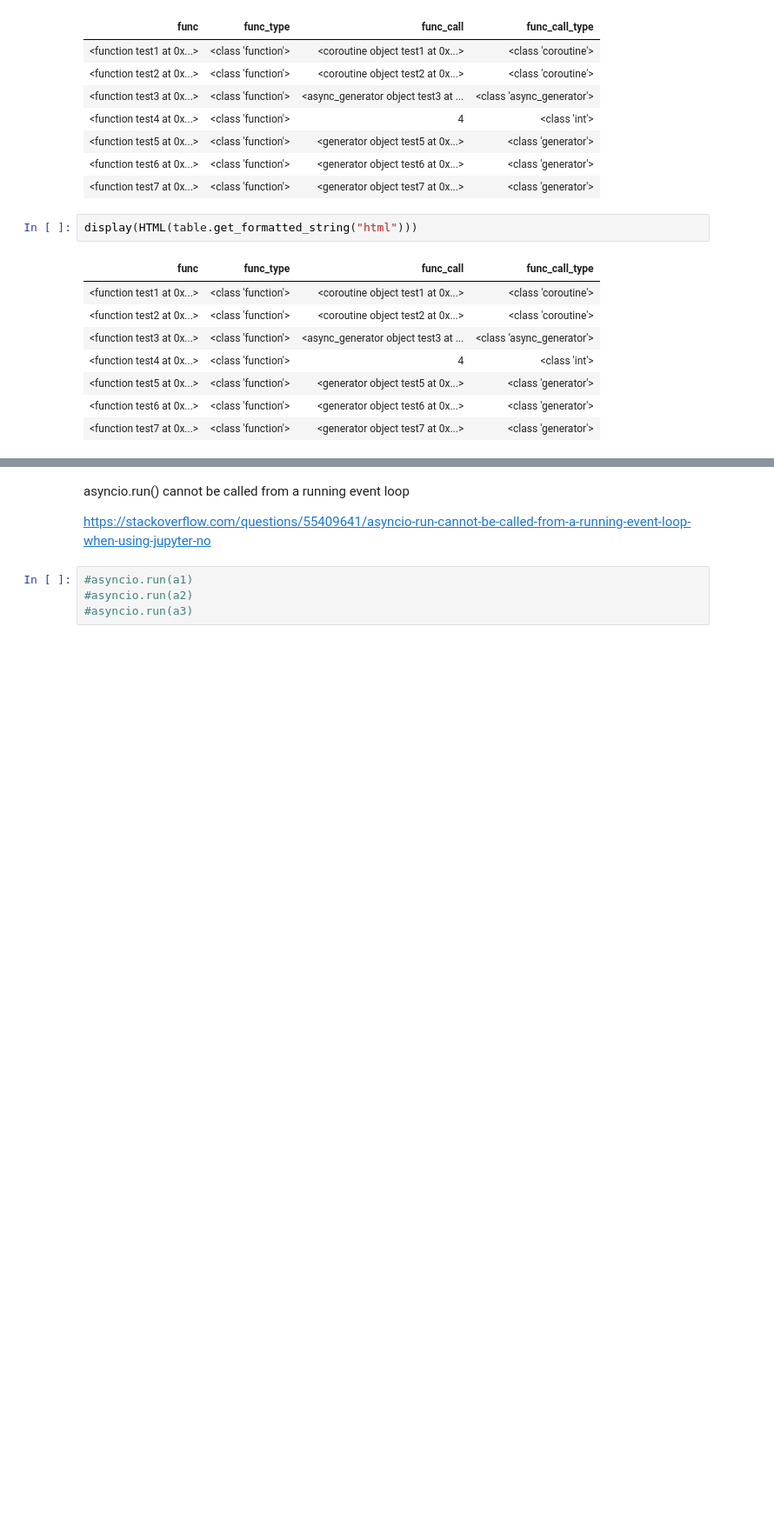
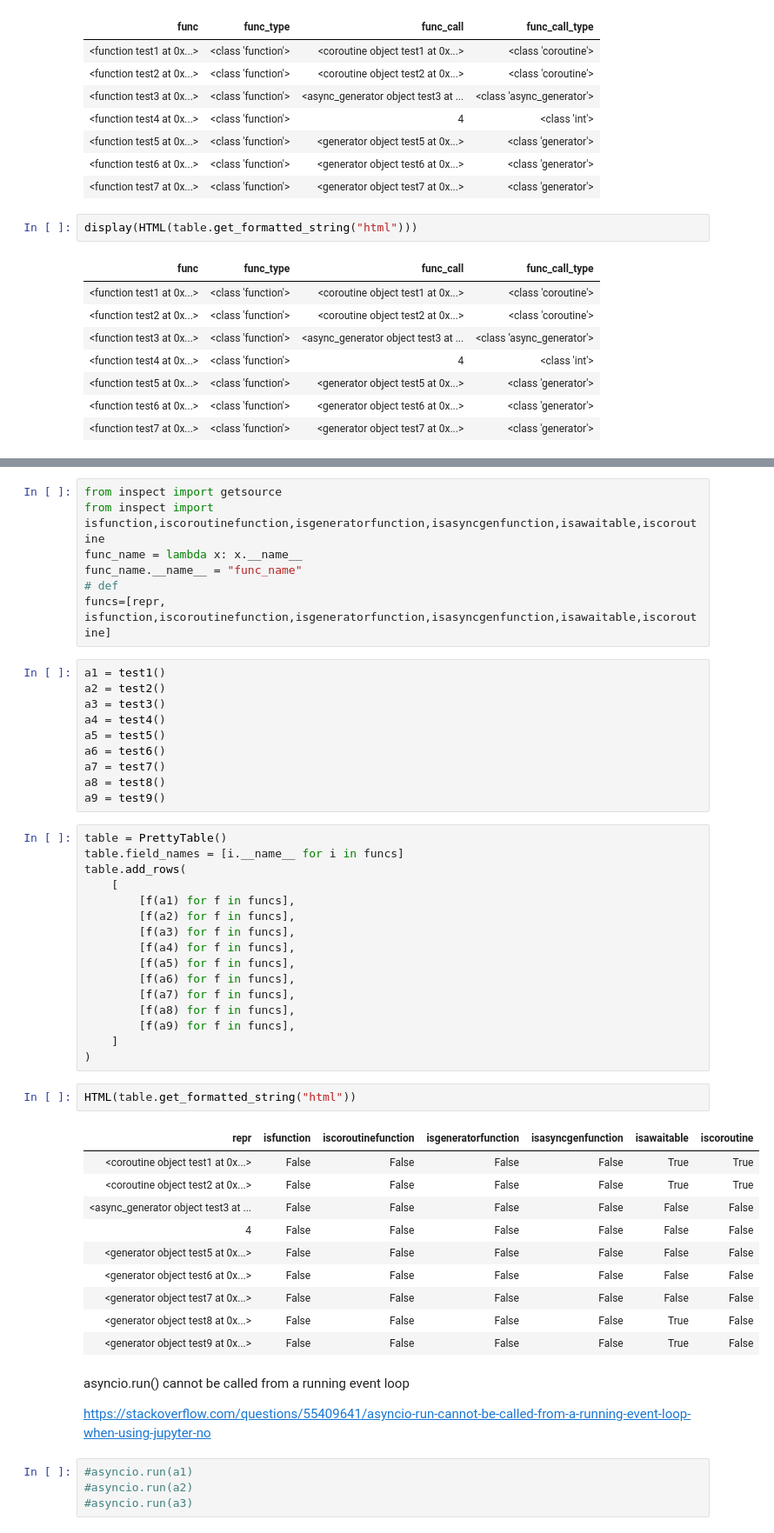
Before and after one commit to republicroad/republic, a Jupyter notebook: jupyter/python_inspect.ipynb, the cells around one changed output, grey strips where cells are left out. Shown at 87% size. Cells and saved outputs as stored; diff of their text form; blank space fills up the shorter version.

```diff
--- a/jupyter/python_inspect.ipynb
+++ b/jupyter/python_inspect.ipynb
@@ -196,3 +194,49 @@ Type:      function
+# %%
+from inspect import getsource
+from inspect import isfunction,iscoroutinefunction,isgeneratorfunction,isasyncgenfunction,isawaitable,iscoroutine
+func_name = lambda x: x.__name__
+func_name.__name__ = "func_name"
+# def
+funcs=[repr, isfunction,iscoroutinefunction,isgeneratorfunction,isasyncgenfunction,isawaitable,iscoroutine]
+# %%
+a1 = test1()
+a2 = test2()
+a3 = test3()
+a4 = test4()
+a5 = test5()
+a6 = test6()
+a7 = test7()
+a8 = test8()
+a9 = test9()
+# %%
+table = PrettyTable()
+table.field_names = [i.__name__ for i in funcs]
+table.add_rows(
+    [
+        [f(a1) for f in funcs],
+        [f(a2) for f in funcs],
+        [f(a3) for f in funcs],
+        [f(a4) for f in funcs],
+        [f(a5) for f in funcs],
+        [f(a6) for f in funcs],
+        [f(a7) for f in funcs],
+        [f(a8) for f in funcs],
+        [f(a9) for f in funcs],
+    ]
+)
+# %%
+HTML(table.get_formatted_string("html"))
+# %% [output]
+| repr | isfunction | iscoroutinefunction | isgeneratorfunction | isasyncgenfunction | isawaitable | iscoroutine |
+| <coroutine object test1 at 0x...> | False | False | False | False | True | True |
+| <coroutine object test2 at 0x...> | False | False | False | False | True | True |
+| <async_generator object test3 at ... | False | False | False | False | False | False |
+| 4 | False | False | False | False | False | False |
+| <generator object test5 at 0x...> | False | False | False | False | False | False |
+| <generator object test6 at 0x...> | False | False | False | False | False | False |
+| <generator object test7 at 0x...> | False | False | False | False | False | False |
+| <generator object test8 at 0x...> | False | False | False | False | True | False |
+| <generator object test9 at 0x...> | False | False | False | False | True | False |
 # %% [markdown]
 asyncio.run() cannot be called from a running event loop
 
```
Also changed, not shown: parts of 27 cells of this notebook.
